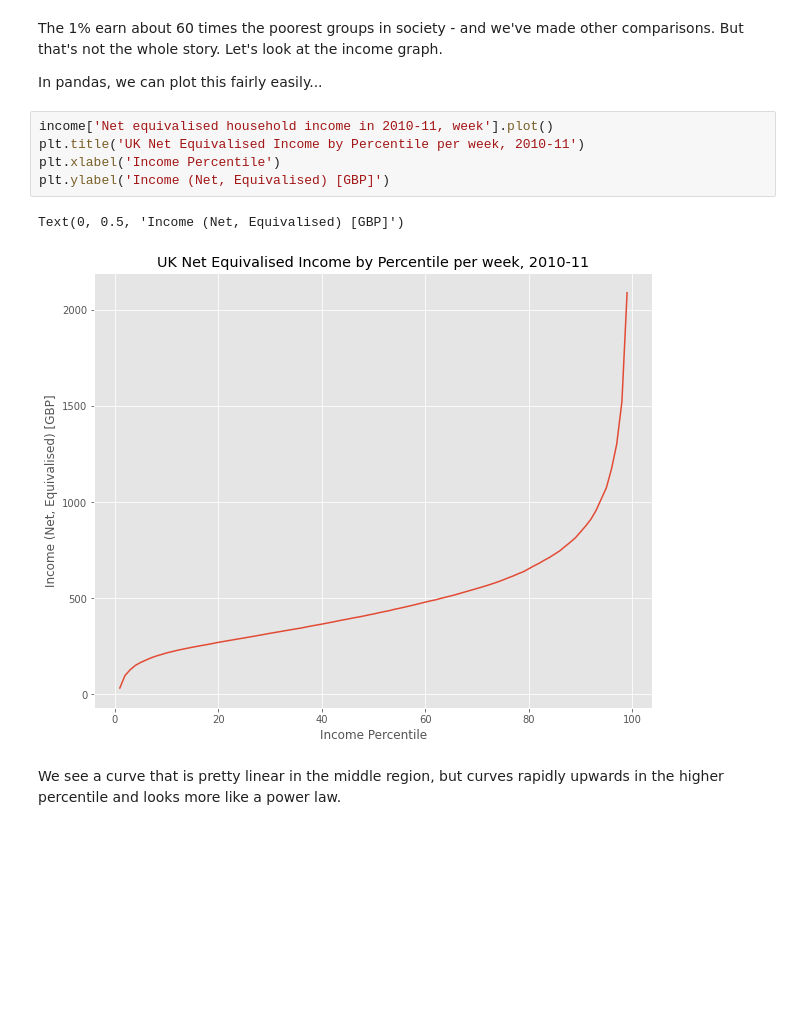
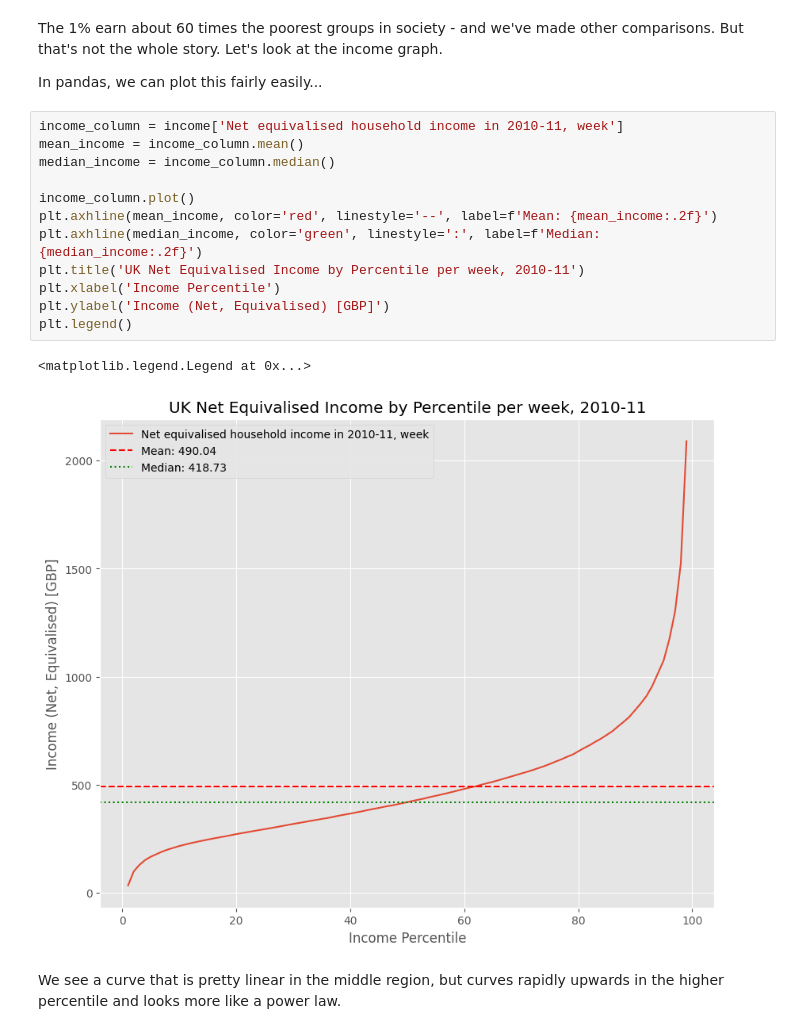
Before and after one commit to shynnnexe/QM2, a Jupyter notebook: OPT2_W2_Working_with_Data_in_Pandas.ipynb, the cells around one changed output. Saved outputs shown, nothing was run; the diff lists cells and outputs as text; blank space fills up the shorter version.

```diff
--- a/OPT2_W2_Working_with_Data_in_Pandas.ipynb
+++ b/OPT2_W2_Working_with_Data_in_Pandas.ipynb
@@ -214,13 +212,20 @@ The 1% earn about 60 times the poorest groups in society - and we've made other
 
 In pandas, we can plot this fairly easily...
 # %%
-income['Net equivalised household income in 2010-11, week'].plot()
+income_column = income['Net equivalised household income in 2010-11, week']
+mean_income = income_column.mean()
+median_income = income_column.median()
+
+income_column.plot()
+plt.axhline(mean_income, color='red', linestyle='--', label=f'Mean: {mean_income:.2f}')
+plt.axhline(median_income, color='green', linestyle=':', label=f'Median: {median_income:.2f}')
 plt.title('UK Net Equivalised Income by Percentile per week, 2010-11')
 plt.xlabel('Income Percentile')
 plt.ylabel('Income (Net, Equivalised) [GBP]')
+plt.legend()
 # %% [output]
-Text(0, 0.5, 'Income (Net, Equivalised) [GBP]')
+<matplotlib.legend.Legend at 0x...>
-[figure, old version]
+[figure, new version]
 # %% [markdown]
 We see a curve that is pretty linear in the middle region, but curves rapidly upwards in the higher percentile and looks more like a power law.
 # %% [markdown]
```
Also changed, not shown: parts of 25 cells of this notebook.
